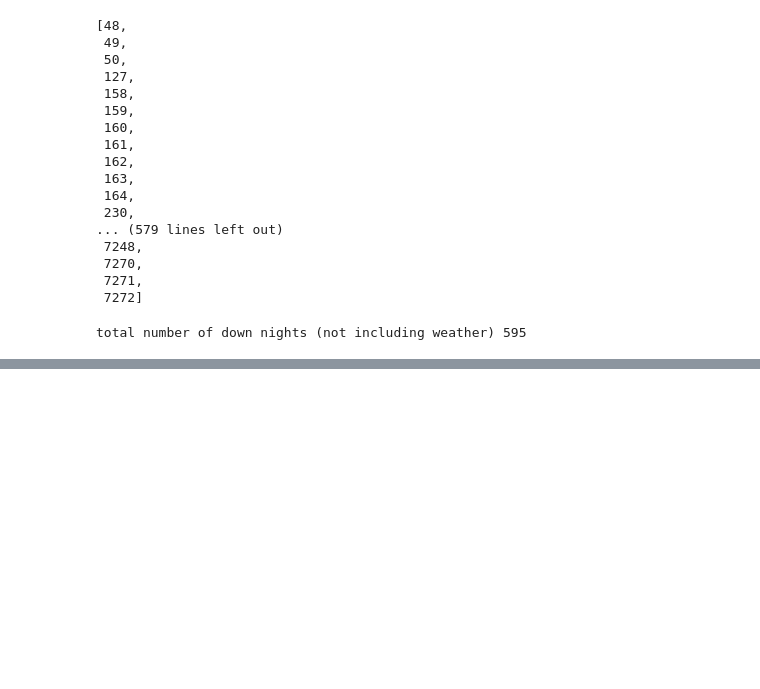
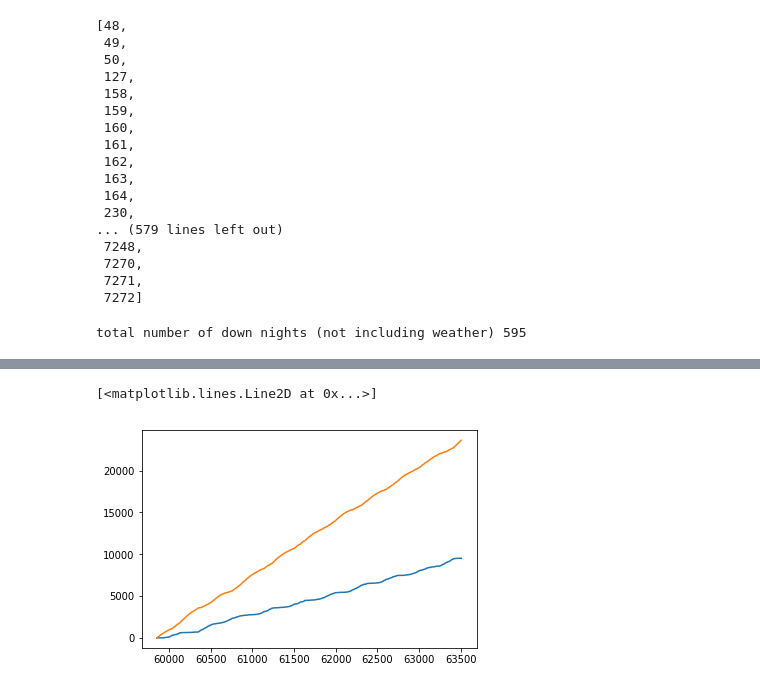
Before and after one commit to yoachim/19_Scratch, a Jupyter notebook: check_downtime/check_downtime.ipynb, the cells around one changed output, grey strips where cells are left out. Saved outputs shown, nothing was run; the diff lists cells and outputs as text; code cells hidden in the pictures; blank space fills up the shorter version.

```diff
--- a/check_downtime/check_downtime.ipynb
+++ b/check_downtime/check_downtime.ipynb
@@ -73,0 +114,6 @@ total number of down nights (not including weather) 595
+# %%
+plt.plot(mjds[good], np.cumsum(t_lost))
+plt.plot(mjds[good], np.cumsum(t_open))
+# %% [output]
+[<matplotlib.lines.Line2D at 0x...>]
+[figure, added]
```
Also changed, not shown: parts of 18 cells of this notebook.
